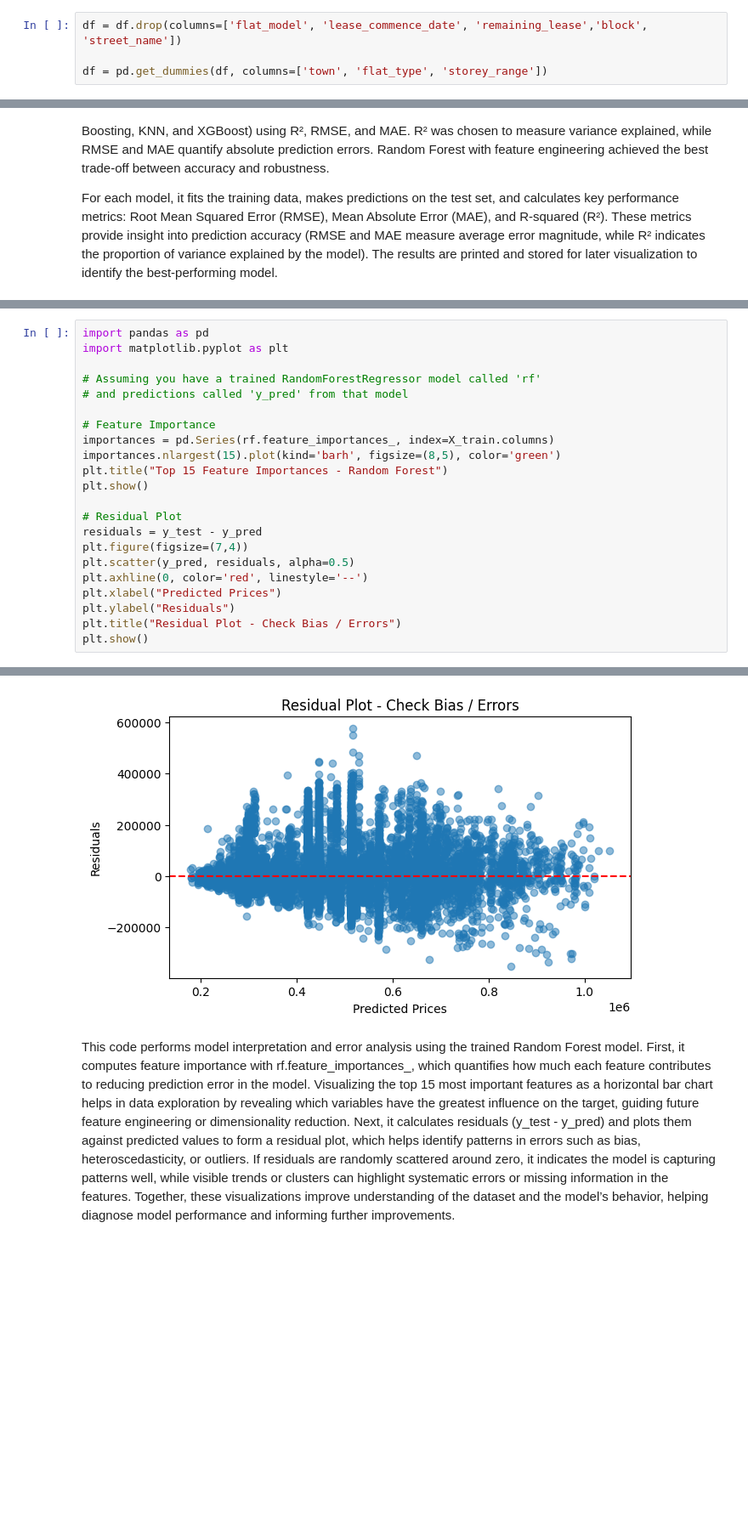
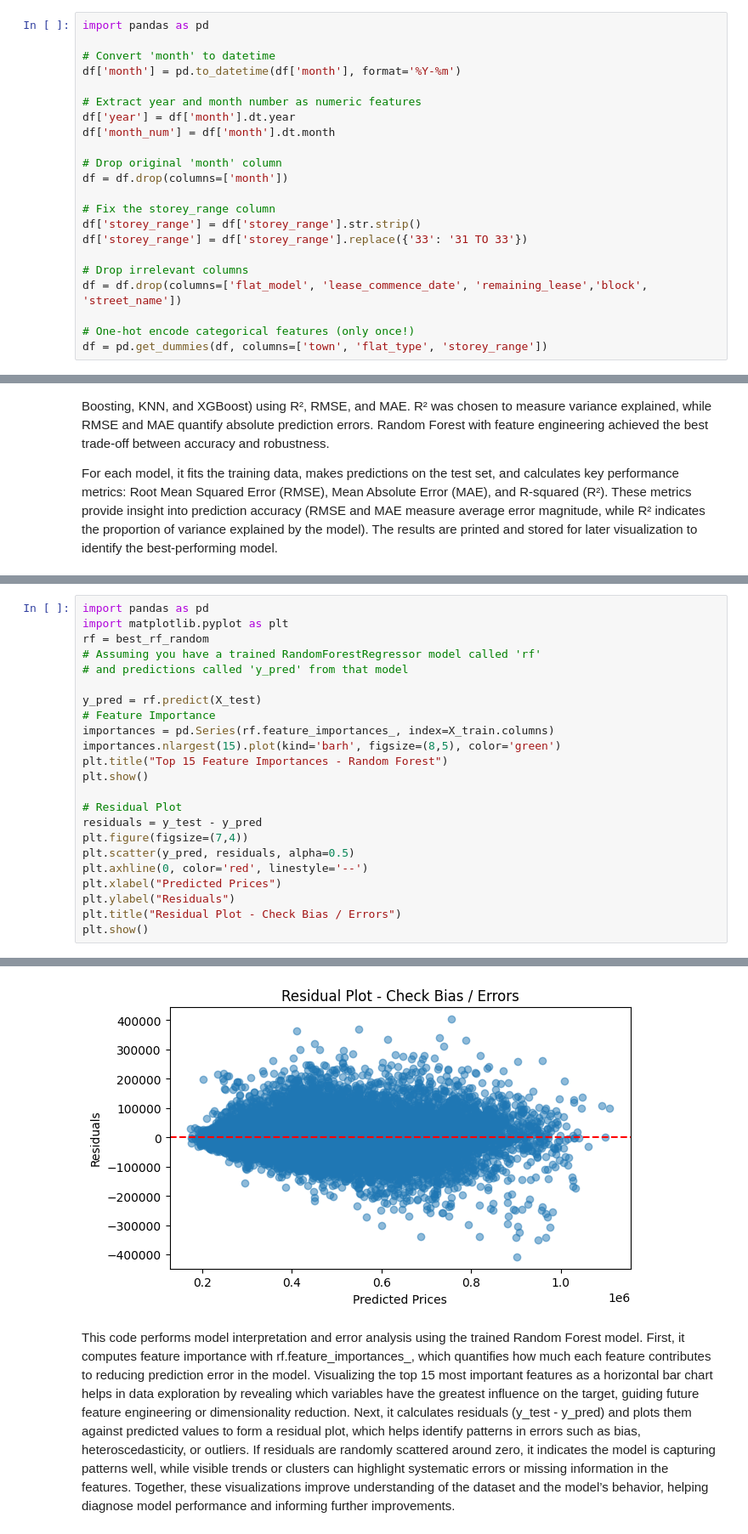
Before and after one commit to GWeeRui/Mldp-Proj-Coding-part, a Jupyter notebook: proj.ipynb, the cells around one changed output, grey strips where cells are left out. Shown at 85% size. Drawn from its saved outputs; the diff is of its cells as text; blank space fills up the shorter version.

```diff
--- a/proj.ipynb
+++ b/proj.ipynb
@@ -153,6 +158,24 @@ Additionally, a yearly median price trendline highlighted macro market movements
 # %%
+import pandas as pd
+
+# Convert 'month' to datetime
+df['month'] = pd.to_datetime(df['month'], format='%Y-%m')
+
+# Extract year and month number as numeric features
+df['year'] = df['month'].dt.year
+df['month_num'] = df['month'].dt.month
+
+# Drop original 'month' column
+df = df.drop(columns=['month'])
+
+# Fix the storey_range column
+df['storey_range'] = df['storey_range'].str.strip()
+df['storey_range'] = df['storey_range'].replace({'33': '31 TO 33'})
+
+# Drop irrelevant columns
 df = df.drop(columns=['flat_model', 'lease_commence_date', 'remaining_lease','block', 'street_name'])
 
+# One-hot encode categorical features (only once!)
 df = pd.get_dummies(df, columns=['town', 'flat_type', 'storey_range'])
 # %% [markdown]
 These lines perform feature selection and encoding:
@@ -395,10 +418,11 @@ Test R² (RandomizedSearchCV): 0.8839
 # %%
 import pandas as pd
 import matplotlib.pyplot as plt
-
+rf = best_rf_random
 # Assuming you have a trained RandomForestRegressor model called 'rf'
 # and predictions called 'y_pred' from that model
 
+y_pred = rf.predict(X_test)
 # Feature Importance
 importances = pd.Series(rf.feature_importances_, index=X_train.columns)
 importances.nlargest(15).plot(kind='barh', figsize=(8,5), color='green')
@@ -419,4 +443,4 @@ plt.show()
-[figure, old version]
+[figure, new version]
 # %% [markdown]
 This code performs model interpretation and error analysis using the trained Random Forest model. First, it computes feature importance with rf.feature_importances_, which quantifies how much each feature contributes to reducing prediction error in the model. Visualizing the top 15 most important features as a horizontal bar chart helps in data exploration by revealing which variables have the greatest influence on the target, guiding future feature engineering or dimensionality reduction. Next, it calculates residuals (y_test - y_pred) and plots them against predicted values to form a residual plot, which helps identify patterns in errors such as bias, heteroscedasticity, or outliers. If residuals are randomly scattered around zero, it indicates the model is capturing patterns well, while visible trends or clusters can highlight systematic errors or missing information in the features. Together, these visualizations improve understanding of the dataset and the model’s behavior, helping diagnose model performance and informing further improvements.
 # %% [markdown]
```
Also changed, not shown: parts of 10 cells of this notebook, 2 other files.
